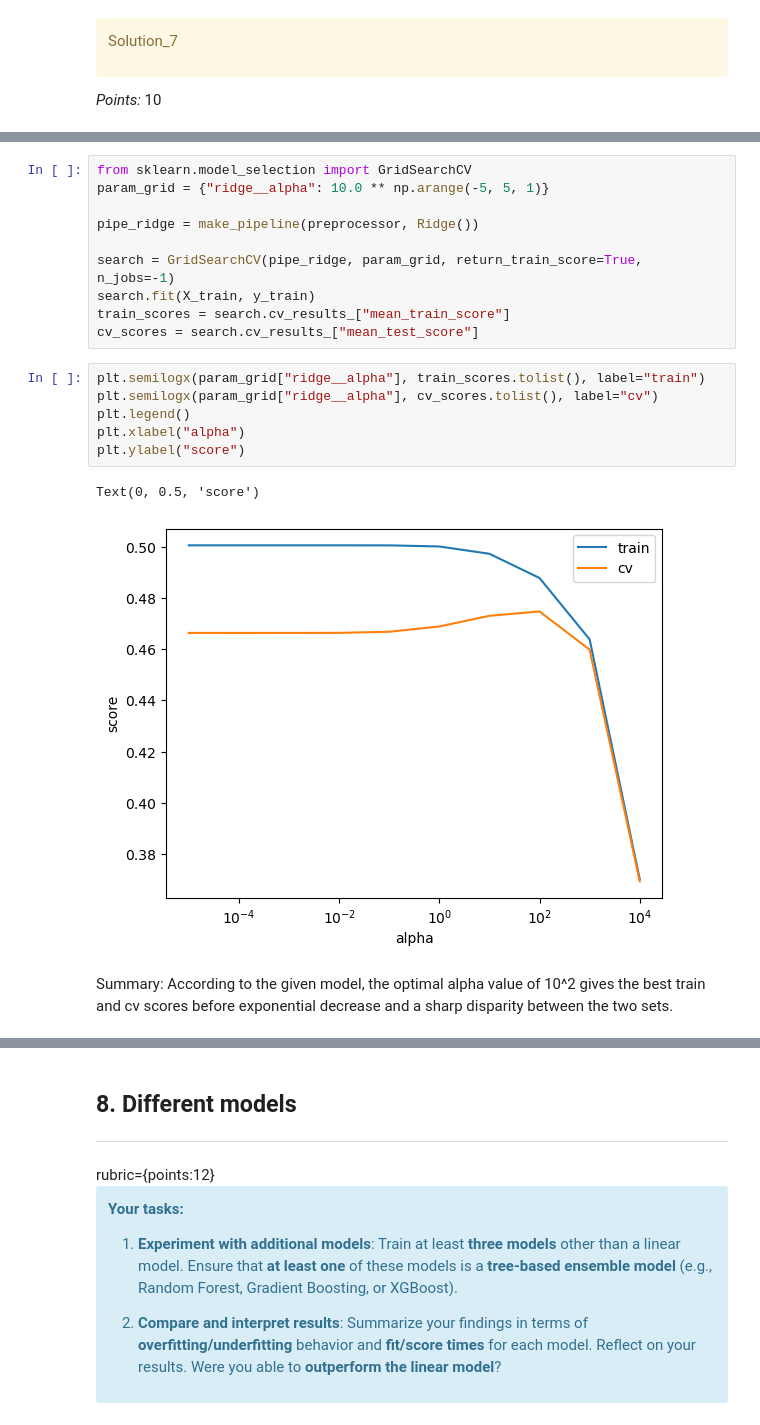
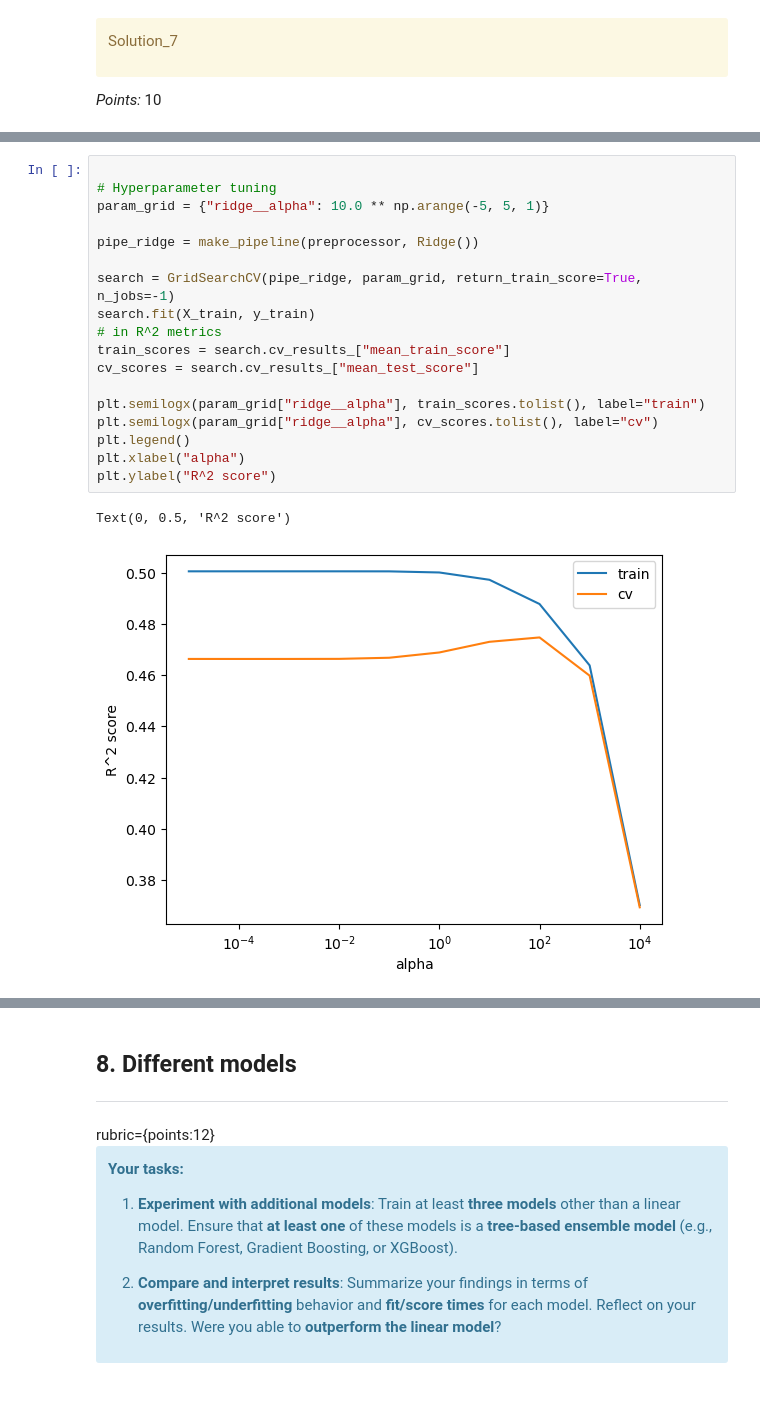
Before and after one commit to janayee-c/cpsc330-hw5, a Jupyter notebook: hw5.ipynb, the cells around one changed output, grey strips where cells are left out. Cells and saved outputs as stored; diff of their text form; blank space fills up the shorter version.

```diff
--- a/hw5.ipynb
+++ b/hw5.ipynb
@@ -892,21 +944,21 @@ Mean Test RMSE:  1.138
 # %%
-from sklearn.model_selection import GridSearchCV
+
+# Hyperparameter tuning
 param_grid = {"ridge__alpha": 10.0 ** np.arange(-5, 5, 1)}
 
 pipe_ridge = make_pipeline(preprocessor, Ridge())
 
 search = GridSearchCV(pipe_ridge, param_grid, return_train_score=True, n_jobs=-1)
 search.fit(X_train, y_train)
+# in R^2 metrics
 train_scores = search.cv_results_["mean_train_score"]
 cv_scores = search.cv_results_["mean_test_score"]
+
+plt.semilogx(param_grid["ridge__alpha"], train_scores.tolist(), label="train")
+plt.semilogx(param_grid["ridge__alpha"], cv_scores.tolist(), label="cv")
+plt.legend()
+plt.xlabel("alpha")
+plt.ylabel("R^2 score")
+# %% [output]
+Text(0, 0.5, 'R^2 score')
+[figure, added]
-# %%
-plt.semilogx(param_grid["ridge__alpha"], train_scores.tolist(), label="train")
-plt.semilogx(param_grid["ridge__alpha"], cv_scores.tolist(), label="cv")
-plt.legend()
-plt.xlabel("alpha")
-plt.ylabel("score")
-# %% [output]
-Text(0, 0.5, 'score')
-[figure, removed]
-# %% [markdown]
-Summary: According to the given model, the optimal alpha value of 10^2 gives the best train and cv scores before exponential decrease and a sharp disparity between the two sets.
```
Also changed, not shown: parts of 51 cells of this notebook, 5 other files.
